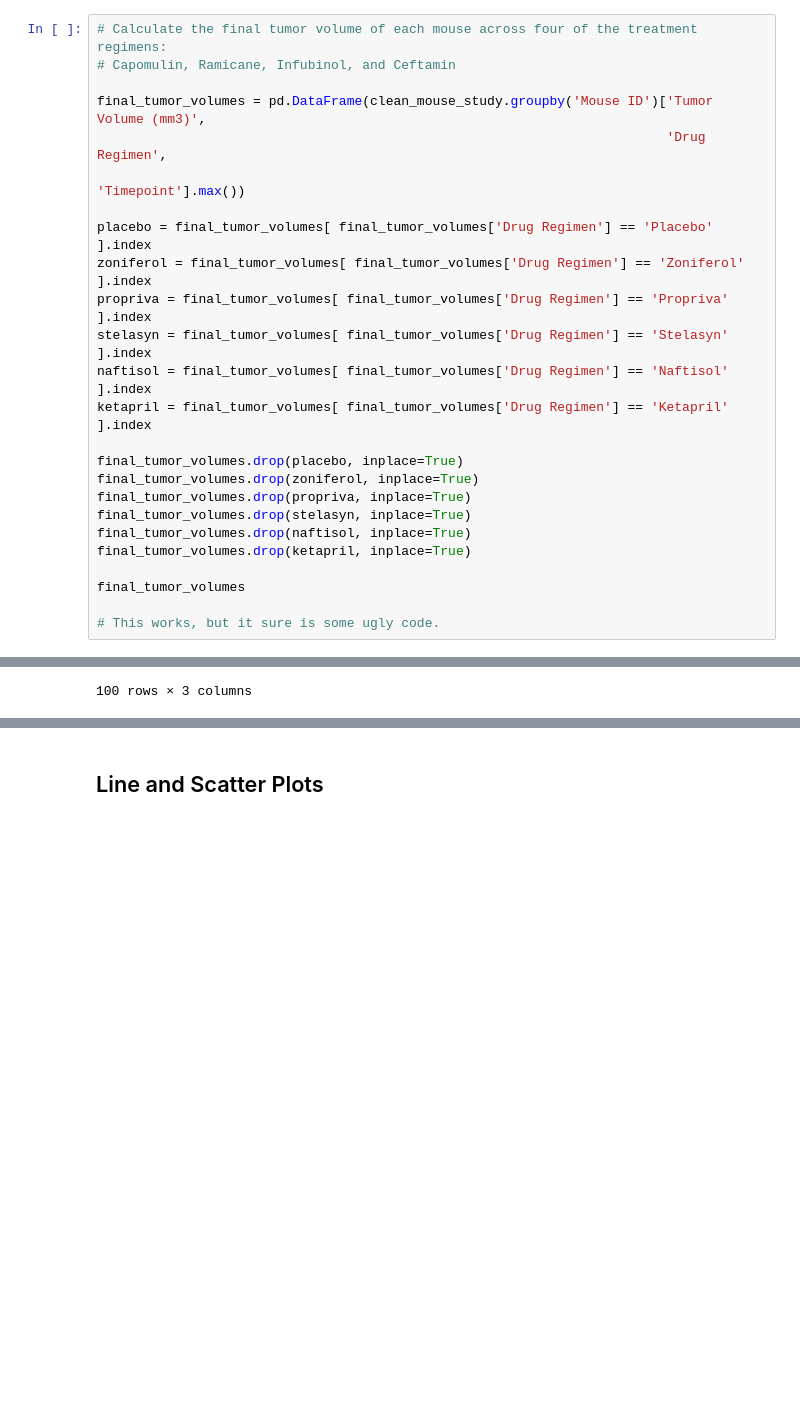
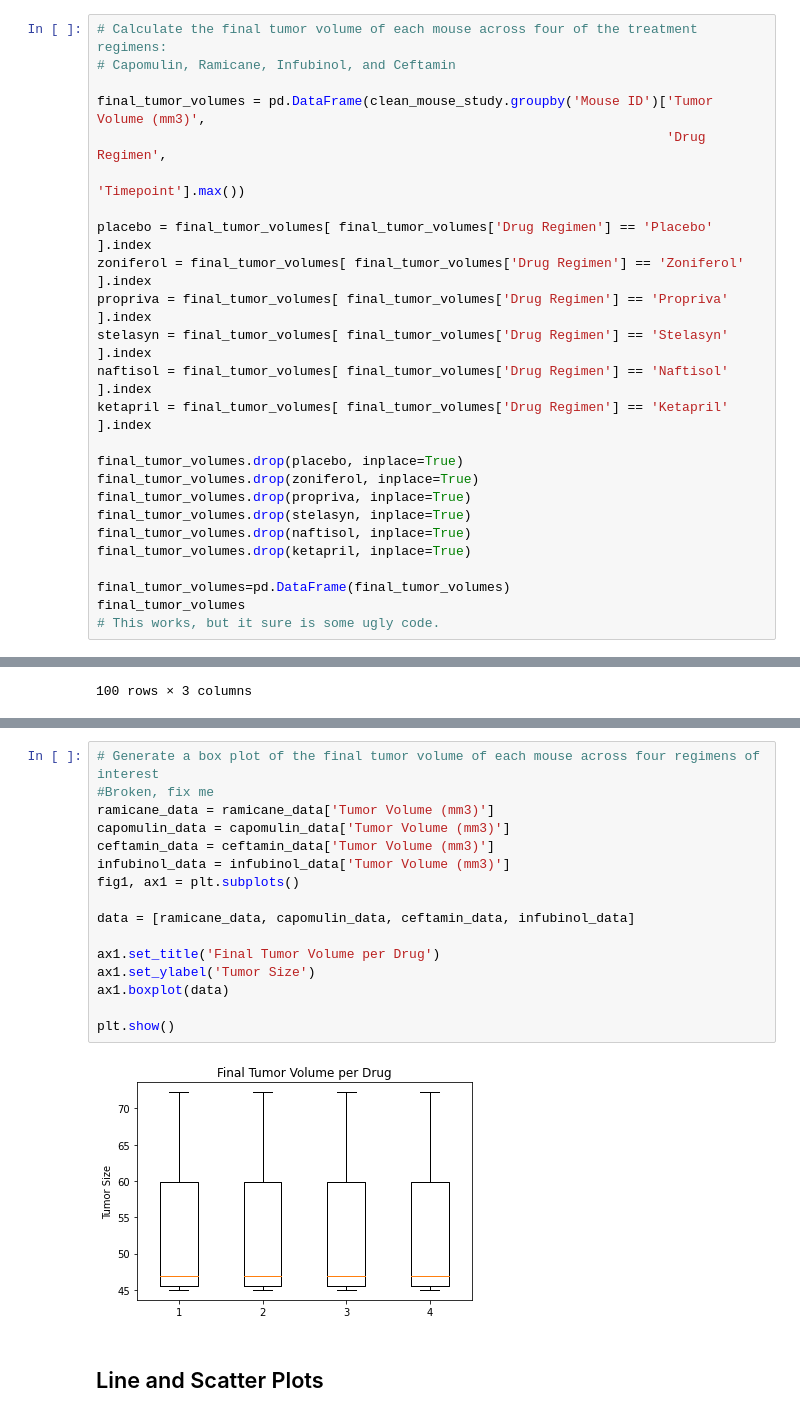
Before and after one commit to eggsnbacon97/matplotlib-challenge, a Jupyter notebook: Pymaceuticals.ipynb, the cells around one changed output, grey strips where cells are left out. Drawn from its saved outputs; the diff is of its cells as text; blank space fills up the shorter version.

Commit message:
Generated some garbage box plots

```diff
--- a/Pymaceuticals.ipynb
+++ b/Pymaceuticals.ipynb
@@ -226,8 +225,8 @@ final_tumor_volumes.drop(stelasyn, inplace=True)
 final_tumor_volumes.drop(naftisol, inplace=True)
 final_tumor_volumes.drop(ketapril, inplace=True)
 
+final_tumor_volumes=pd.DataFrame(final_tumor_volumes)
 final_tumor_volumes
-
 # This works, but it sure is some ugly code.
 # %% [output]
 |  | Tumor Volume (mm3) | Drug Regimen | Timepoint |
@@ -266,3 +315,21 @@ final_tumor_volumes
+# %%
+# Generate a box plot of the final tumor volume of each mouse across four regimens of interest
+#Broken, fix me
+ramicane_data = ramicane_data['Tumor Volume (mm3)']
+capomulin_data = capomulin_data['Tumor Volume (mm3)']
+ceftamin_data = ceftamin_data['Tumor Volume (mm3)']
+infubinol_data = infubinol_data['Tumor Volume (mm3)']
+fig1, ax1 = plt.subplots()
+
+data = [ramicane_data, capomulin_data, ceftamin_data, infubinol_data]
+
+ax1.set_title('Final Tumor Volume per Drug')
+ax1.set_ylabel('Tumor Size')
+ax1.boxplot(data)
+
+plt.show()
+# %% [output]
+[figure, added]
 # %% [markdown]
 ## Line and Scatter Plots
 # %%
```
Also changed, not shown: parts of 5 cells of this notebook.
